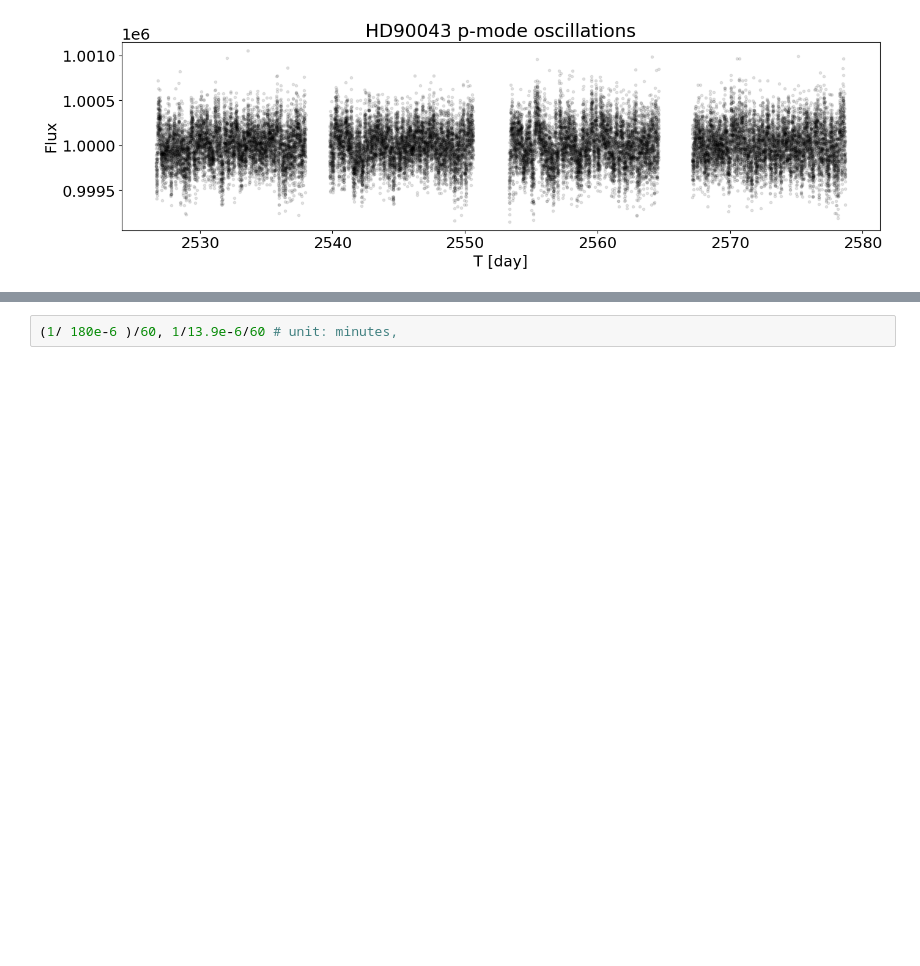
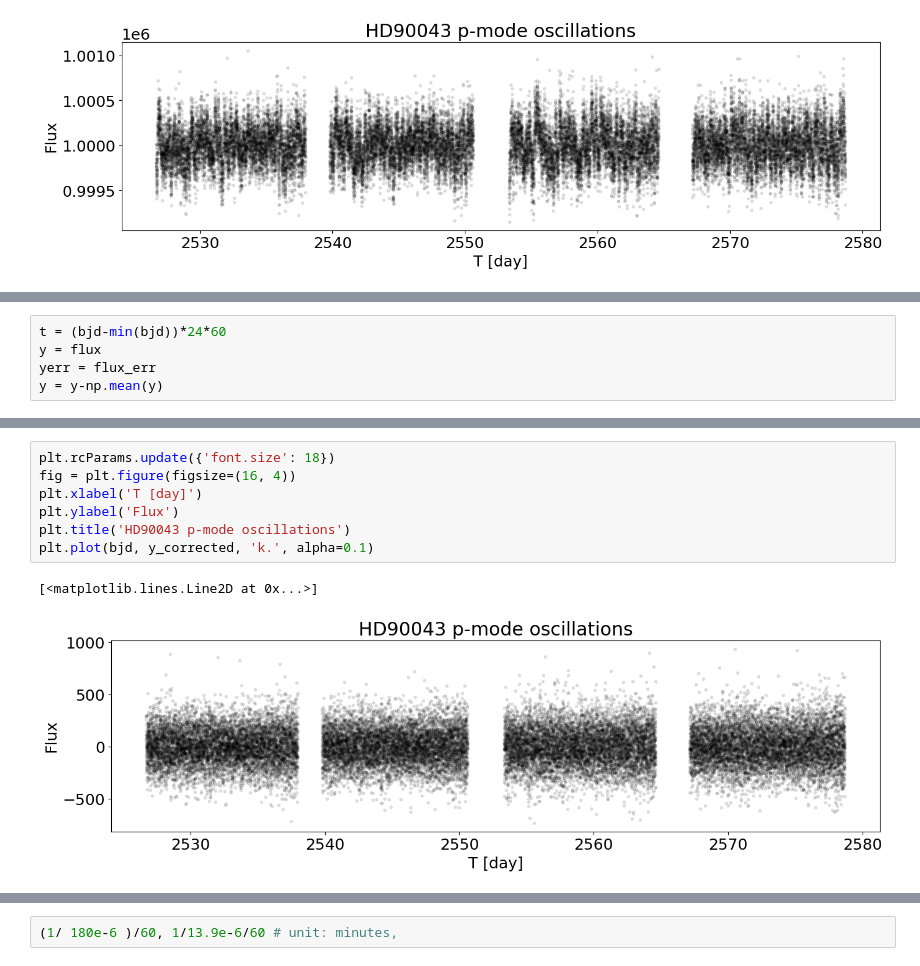
Before and after one commit to jinglinzhao/SONG, a Jupyter notebook: HD90043.ipynb, the cells around one changed output, grey strips where cells are left out. Saved outputs shown, nothing was run; the diff lists cells and outputs as text; blank space fills up the shorter version.

```diff
--- a/HD90043.ipynb
+++ b/HD90043.ipynb
@@ -32,0 +65,5 @@ plt.plot(bjd, flux, 'k.', alpha=0.1)
+# %%
+t = (bjd-min(bjd))*24*60
+y = flux
+yerr = flux_err
+y = y-np.mean(y)
@@ -32,0 +110,10 @@ plt.plot(bjd, flux, 'k.', alpha=0.1)
+# %%
+plt.rcParams.update({'font.size': 18})
+fig = plt.figure(figsize=(16, 4))
+plt.xlabel('T [day]')
+plt.ylabel('Flux')
+plt.title('HD90043 p-mode oscillations')
+plt.plot(bjd, y_corrected, 'k.', alpha=0.1)
+# %% [output]
+[<matplotlib.lines.Line2D at 0x...>]
+[figure, added]
```
Also changed, not shown: parts of 12 cells of this notebook, 3 other files.
